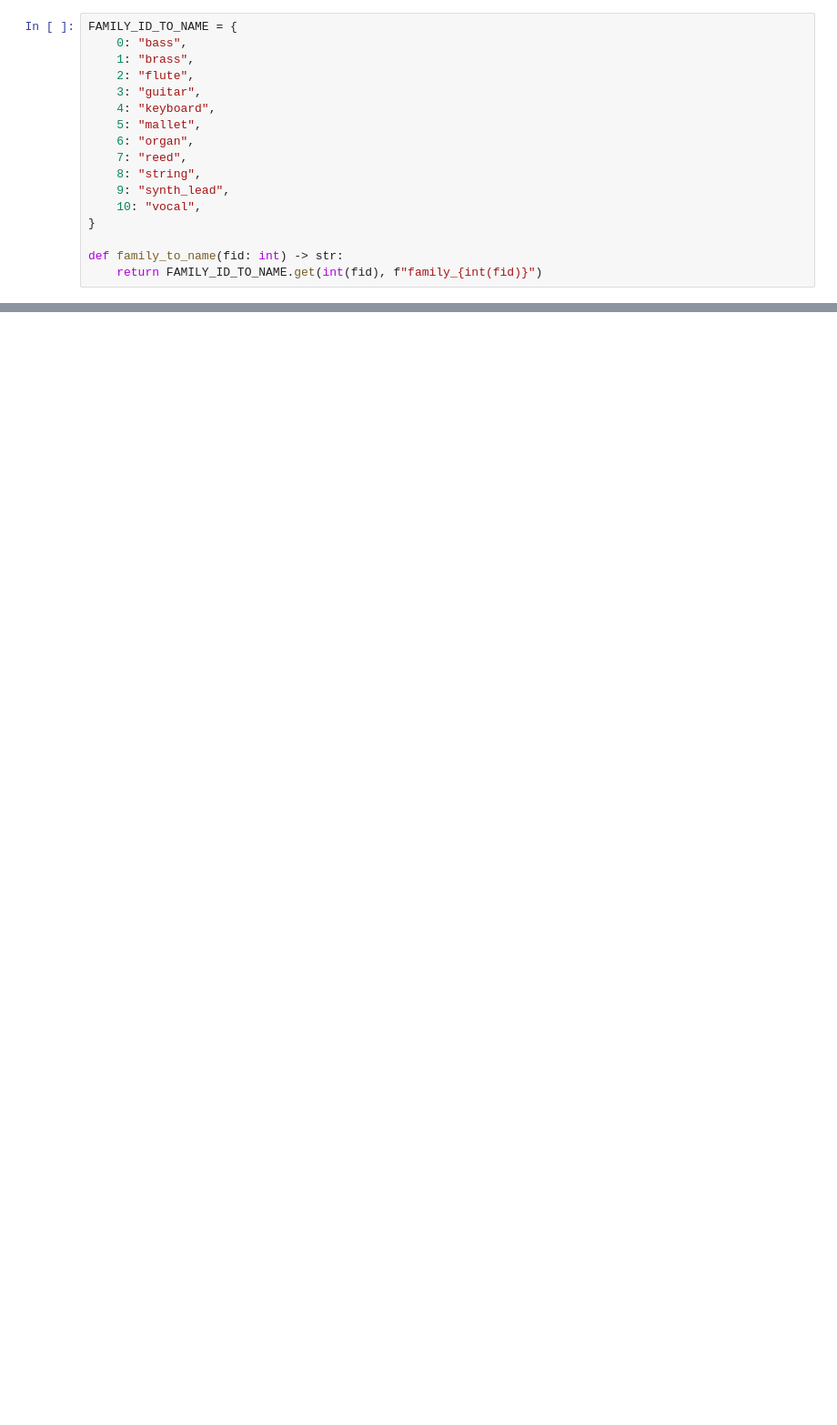
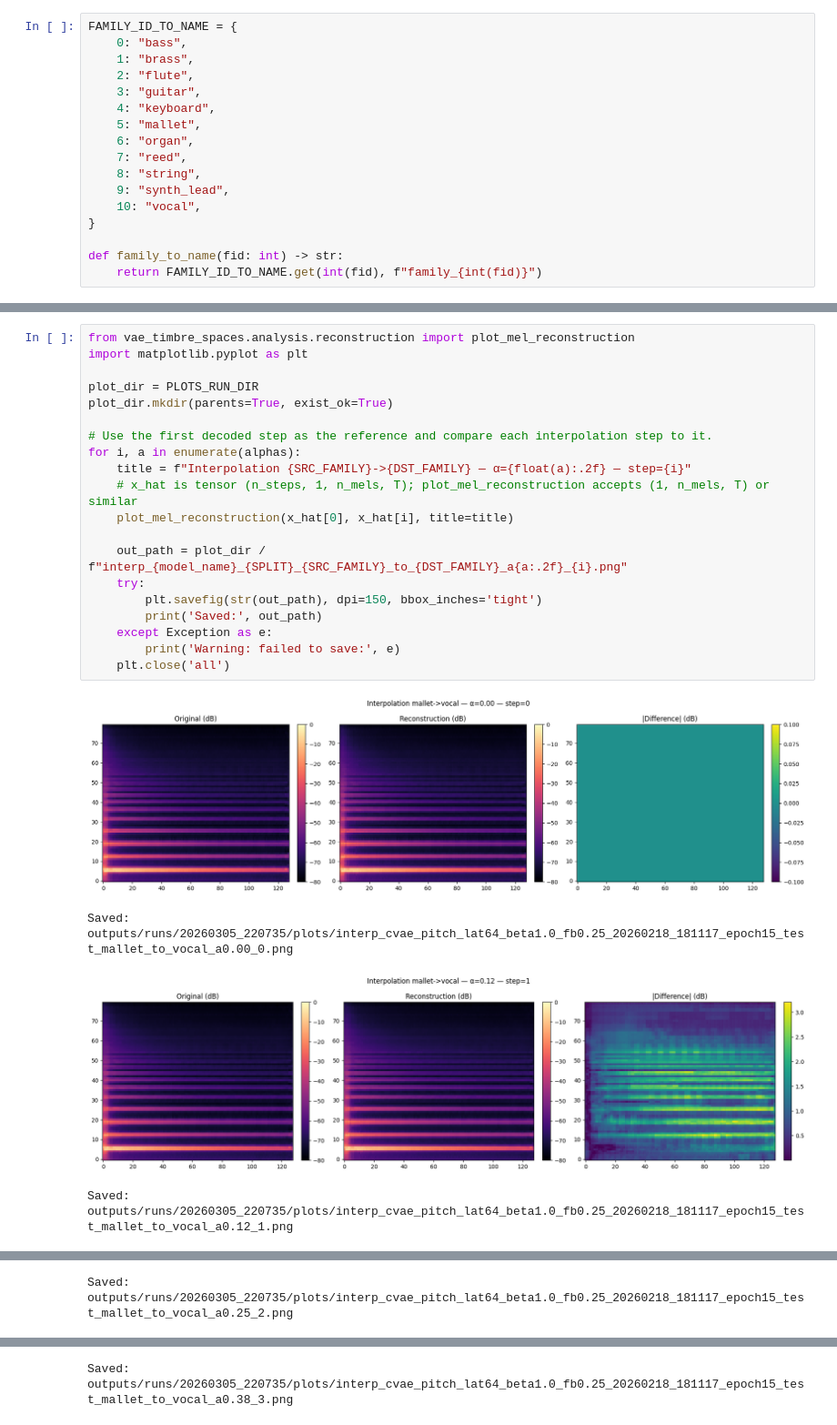
Before and after one commit to Bierc/VAE-Timbre-Spaces, a Jupyter notebook: notebooks/02_analysis_cvae.ipynb, the cells around one changed output, grey strips where cells are left out. Shown at 91% size. Cells and saved outputs as stored; diff of their text form; blank space fills up the shorter version.

```diff
--- a/notebooks/02_analysis_cvae.ipynb
+++ b/notebooks/02_analysis_cvae.ipynb
@@ -645,0 +638,25 @@ Saved filtered t-SNE plot (html): outputs/runs/20260302_125128/plots/tsne_cvae_p
+# %%
+from vae_timbre_spaces.analysis.reconstruction import plot_mel_reconstruction
+import matplotlib.pyplot as plt
+
+plot_dir = PLOTS_RUN_DIR
+plot_dir.mkdir(parents=True, exist_ok=True)
+
+# Use the first decoded step as the reference and compare each interpolation step to it.
+for i, a in enumerate(alphas):
+    title = f"Interpolation {SRC_FAMILY}->{DST_FAMILY} — α={float(a):.2f} — step={i}"
+    # x_hat is tensor (n_steps, 1, n_mels, T); plot_mel_reconstruction accepts (1, n_mels, T) or similar
+    plot_mel_reconstruction(x_hat[0], x_hat[i], title=title)
+
+    out_path = plot_dir / f"interp_{model_name}_{SPLIT}_{SRC_FAMILY}_to_{DST_FAMILY}_a{a:.2f}_{i}.png"
+    try:
+        plt.savefig(str(out_path), dpi=150, bbox_inches='tight')
+        print('Saved:', out_path)
+    except Exception as e:
+        print('Warning: failed to save:', e)
+    plt.close('all')
+# %% [output]
+[figure, added]
+Saved: outputs/runs/20260305_220735/plots/interp_cvae_pitch_lat64_beta1.0_fb0.25_20260218_181117_epoch15_test_mallet_to_vocal_a0.00_0.png
+[figure, added]
+Saved: outputs/runs/20260305_220735/plots/interp_cvae_pitch_lat64_beta1.0_fb0.25_20260218_181117_epoch15_test_mallet_to_vocal_a0.12_1.png
@@ -645,0 +664 @@ Saved filtered t-SNE plot (html): outputs/runs/20260302_125128/plots/tsne_cvae_p
+Saved: outputs/runs/20260305_220735/plots/interp_cvae_pitch_lat64_beta1.0_fb0.25_20260218_181117_epoch15_test_mallet_to_vocal_a0.25_2.png
@@ -645,0 +666 @@ Saved filtered t-SNE plot (html): outputs/runs/20260302_125128/plots/tsne_cvae_p
+Saved: outputs/runs/20260305_220735/plots/interp_cvae_pitch_lat64_beta1.0_fb0.25_20260218_181117_epoch15_test_mallet_to_vocal_a0.38_3.png
```
Also changed, not shown: parts of 13 cells of this notebook, 3 other files.
